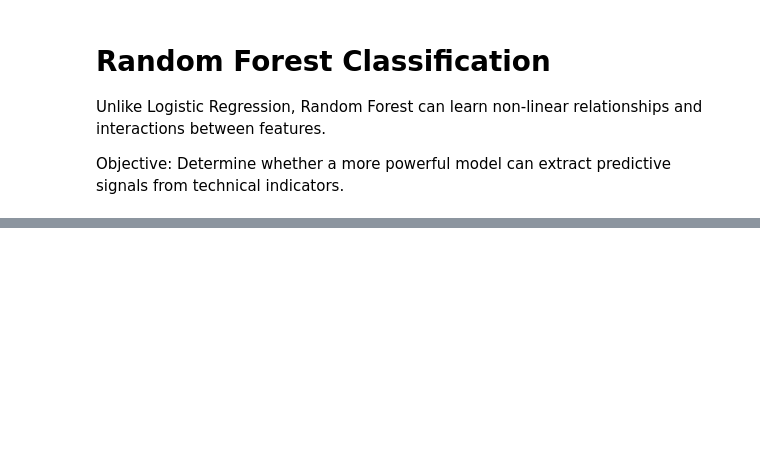
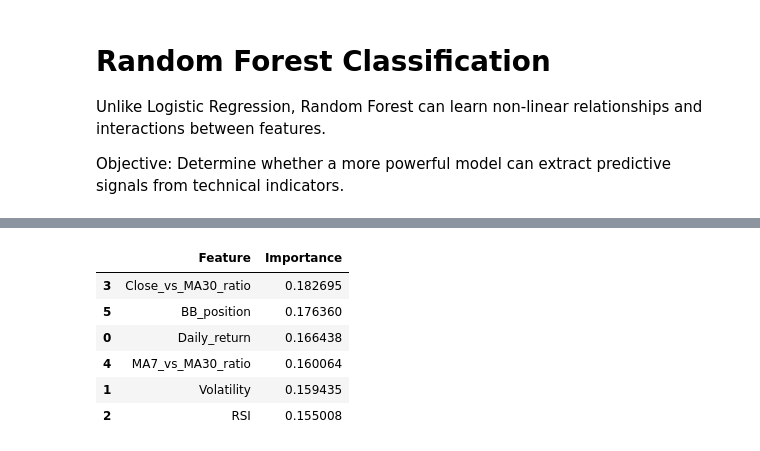
Before and after one commit to mugdhajha/Bitcoin-market-analysis, a Jupyter notebook: notebooks/modeling.ipynb, the cells around one changed output, grey strips where cells are left out. Drawn from its saved outputs; the diff is of its cells as text; code cells hidden in the pictures; blank space fills up the shorter version.

```diff
--- a/notebooks/modeling.ipynb
+++ b/notebooks/modeling.ipynb
@@ -272,0 +279,4 @@ plt.show()
+# %%
+xgb=XGBClassifier(n_estimators=200,max_depth=4,learning_rate=0.05,random_state=42)
+xgb.fit(X_train,Y_train)
+pred_xgb=xgb.predict(X_test)
@@ -272,0 +299,23 @@ plt.show()
+# %%
+importance_df = pd.DataFrame({
+    "Feature": features,
+    "Importance": xgb.feature_importances_
+})
+
+importance_df = (
+    importance_df
+    .sort_values(
+        by="Importance",
+        ascending=False
+    )
+)
+
+importance_df
+# %% [output]
+|  | Feature | Importance |
+| 3 | Close_vs_MA30_ratio | 0.182695 |
+| 5 | BB_position | 0.176360 |
+| 0 | Daily_return | 0.166438 |
+| 4 | MA7_vs_MA30_ratio | 0.160064 |
+| 1 | Volatility | 0.159435 |
+| 2 | RSI | 0.155008 |
```
Also changed, not shown: parts of 14 cells of this notebook, 2 other files.
